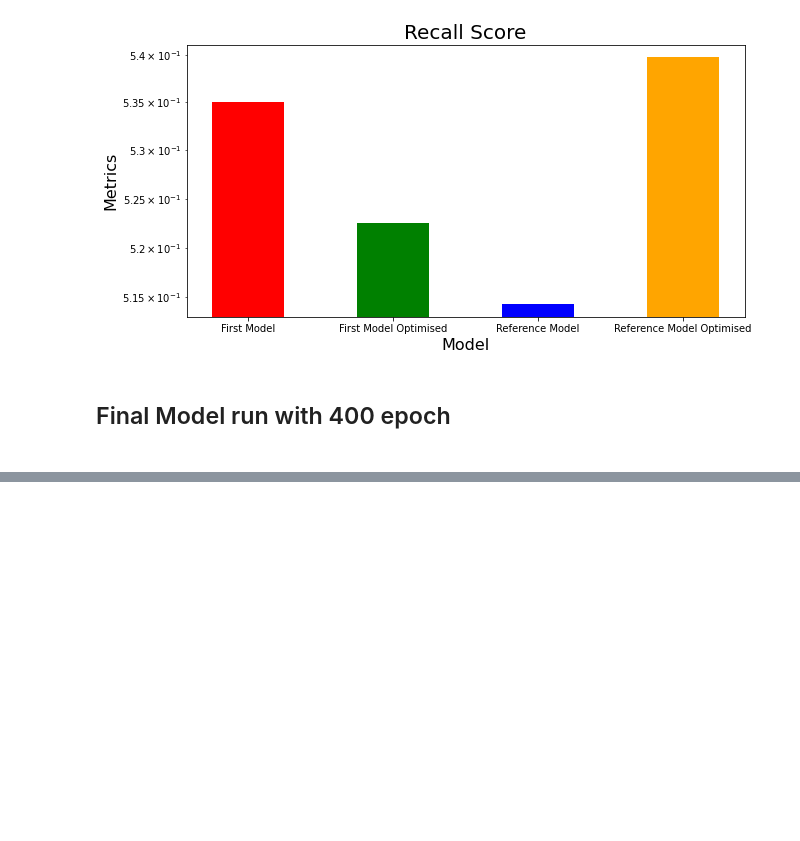
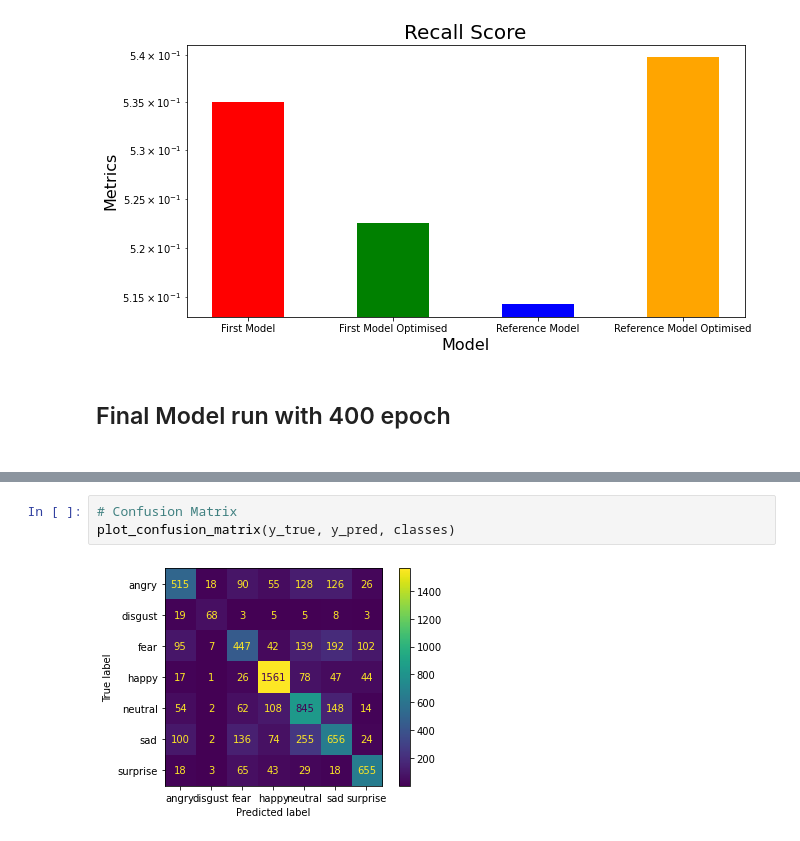
Before and after one commit to DreamyMemories/Facial-Expression-Recognition, a Jupyter notebook: main.ipynb, the cells around one changed output, grey strips where cells are left out. Drawn from its saved outputs; the diff is of its cells as text; blank space fills up the shorter version.

```diff
--- a/main.ipynb
+++ b/main.ipynb
@@ -760,0 +815,5 @@ KeyboardInterrupt:
+# %%
+# Confusion Matrix
+plot_confusion_matrix(y_true, y_pred, classes)
+# %% [output]
+[figure, added]
```
Also changed, not shown: parts of 12 cells of this notebook, 13 other files.
